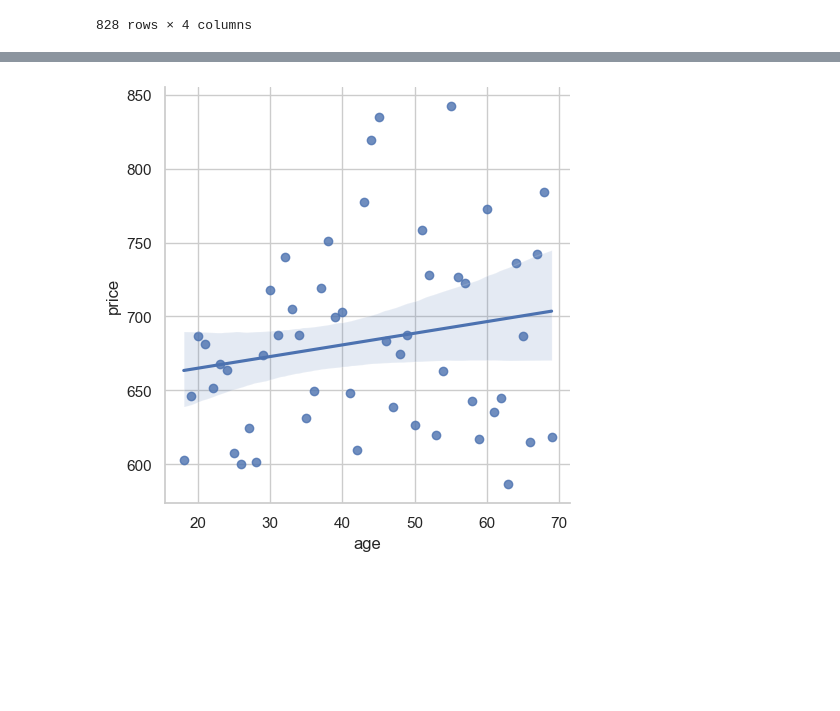
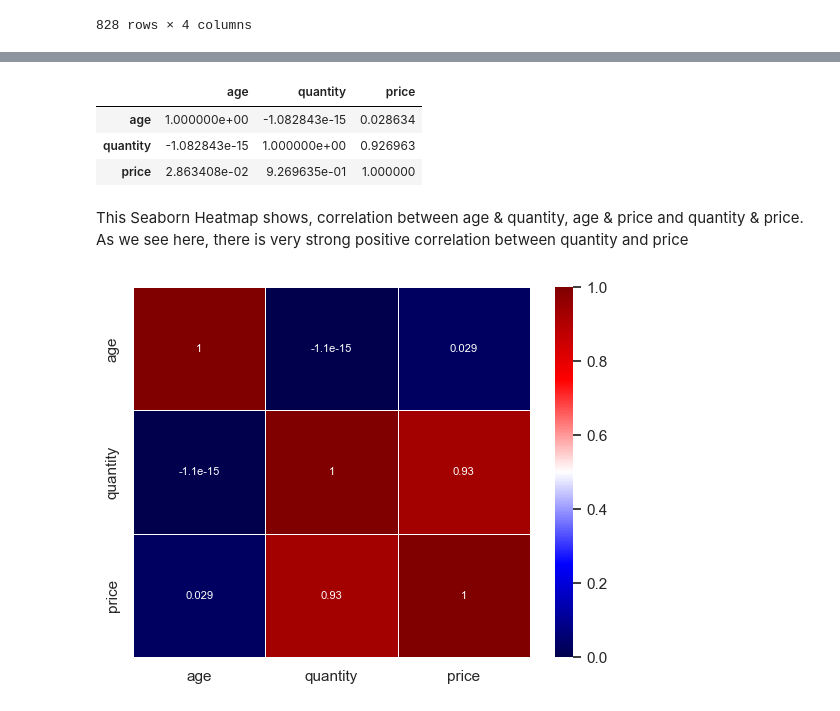
Before and after one commit to mrnnasir/project_shopping_mall, a Jupyter notebook: jupyter_notebooks/shopping_mall_project.ipynb, the cells around one changed output, grey strips where cells are left out. Drawn from its saved outputs; the diff is of its cells as text; code cells hidden in the pictures; blank space fills up the shorter version.

```diff
--- a/jupyter_notebooks/shopping_mall_project.ipynb
+++ b/jupyter_notebooks/shopping_mall_project.ipynb
@@ -554,5 +602,16 @@ sales_per_agegrp.head()
-# %%
-sns.lmplot(data=sales_per_agegrp,  x="age", y="price")
-plt.show()
-# %% [output]
-[figure, removed]
+# %%
+sales_per_agegrp_corr = sales_per_agegrp.corr(method='pearson')
+sales_per_agegrp_corr
+# %% [output]
+|  | age | quantity | price |
+| age | 1.000000e+00 | -1.082843e-15 | 0.028634 |
+| quantity | -1.082843e-15 | 1.000000e+00 | 0.926963 |
+| price | 2.863408e-02 | 9.269635e-01 | 1.000000 |
+# %% [markdown]
+This Seaborn Heatmap shows, correlation between age & quantity, age & price and quantity & price. As we see here, there is very strong positive correlation between quantity and price
+# %%
+sns.set_theme(style="whitegrid")
+sns.heatmap(data=sales_per_agegrp_corr, annot=True, linewidths=0.5, annot_kws={"size": 8},cmap='seismic')
+plt.show()
+# %% [output]
+[figure, added]
```
Also changed, not shown: parts of 45 cells of this notebook, 1 other file.
